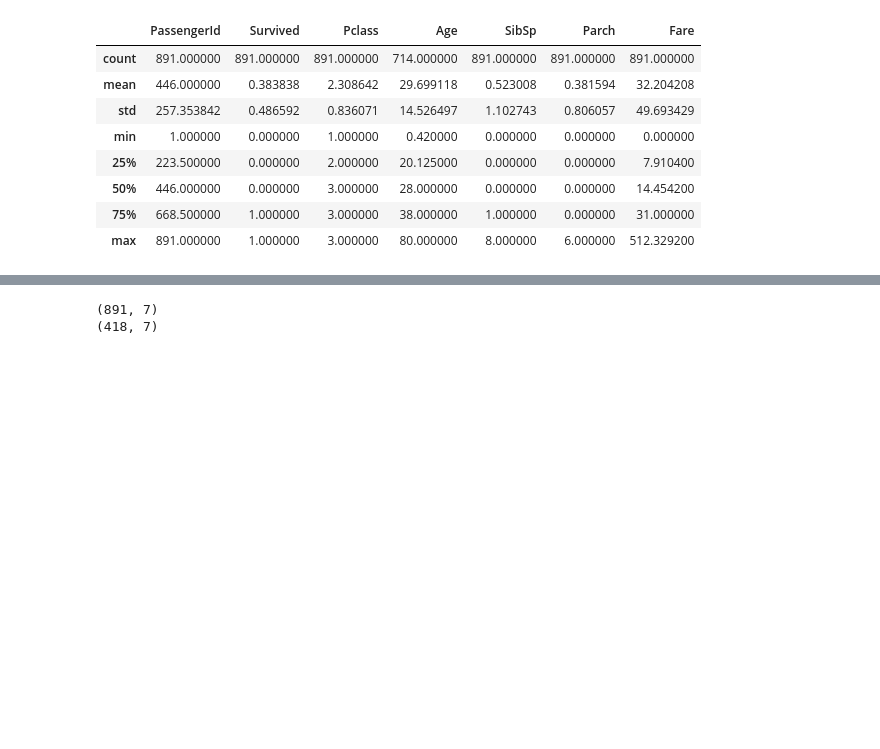
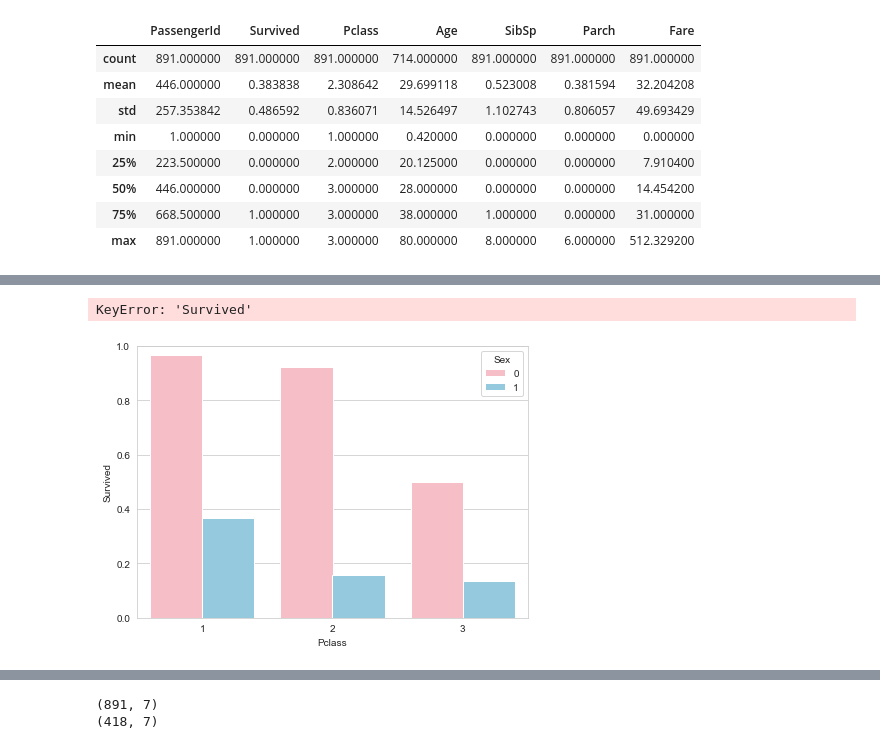
Before and after one commit to Blake-Manus/data-science-learning, a Jupyter notebook: titanic/titanic_analysis.ipynb, the cells around one changed output, grey strips where cells are left out. Cells and saved outputs as stored; diff of their text form; code cells hidden in the pictures; blank space fills up the shorter version.

```diff
--- a/titanic/titanic_analysis.ipynb
+++ b/titanic/titanic_analysis.ipynb
@@ -104,0 +120,4 @@ test_data = test_data.drop(columns=['Name', 'Ticket'])
+# %%
+sns.countplot(train_data['Survived'],palette=["tomato", "lightgreen"])
+# %% [output]
+KeyError: 'Survived'
@@ -104,0 +129,10 @@ test_data = test_data.drop(columns=['Name', 'Ticket'])
+# %%
+#### Notes the correlation between gender in each class, and their survival rate
+plt.figure(figsize=(7,5))
+plt.ylim(0.0, 1.0)
+plt.xlim(1, 3)
+sns.set_style("whitegrid")
+group = sns.barplot(x=train_data.Pclass, y=train_data.Survived, hue=train_data.Sex, palette=["lightpink","skyblue",], ci=None)
+## Females are much more likely to survive, even at a higher rate at lower classes than men from higher classes
+# %% [output]
+[figure, added]
```
Also changed, not shown: parts of 32 cells of this notebook.
